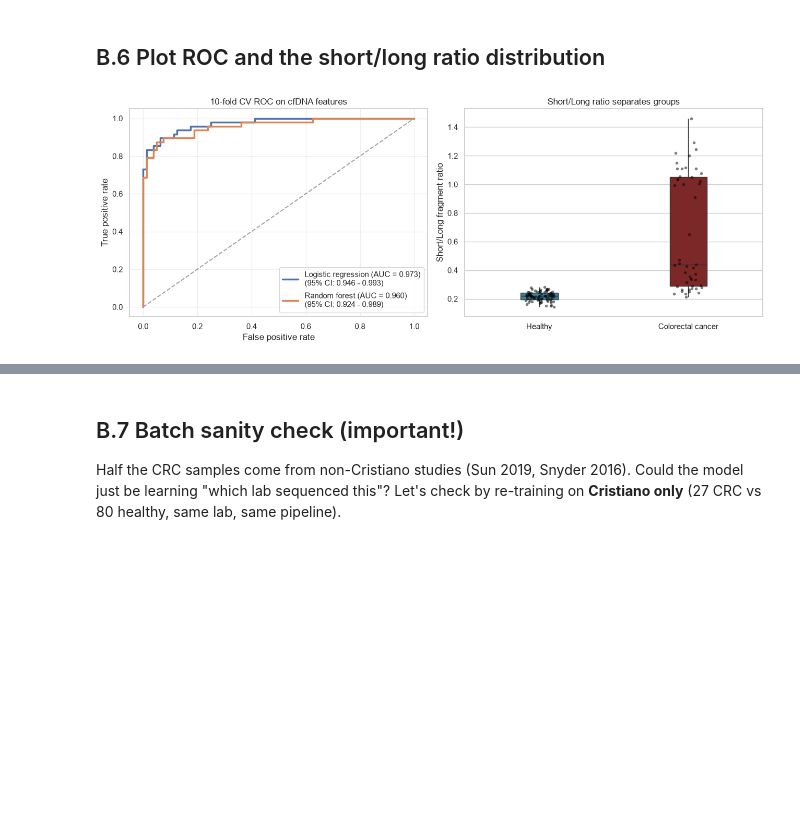
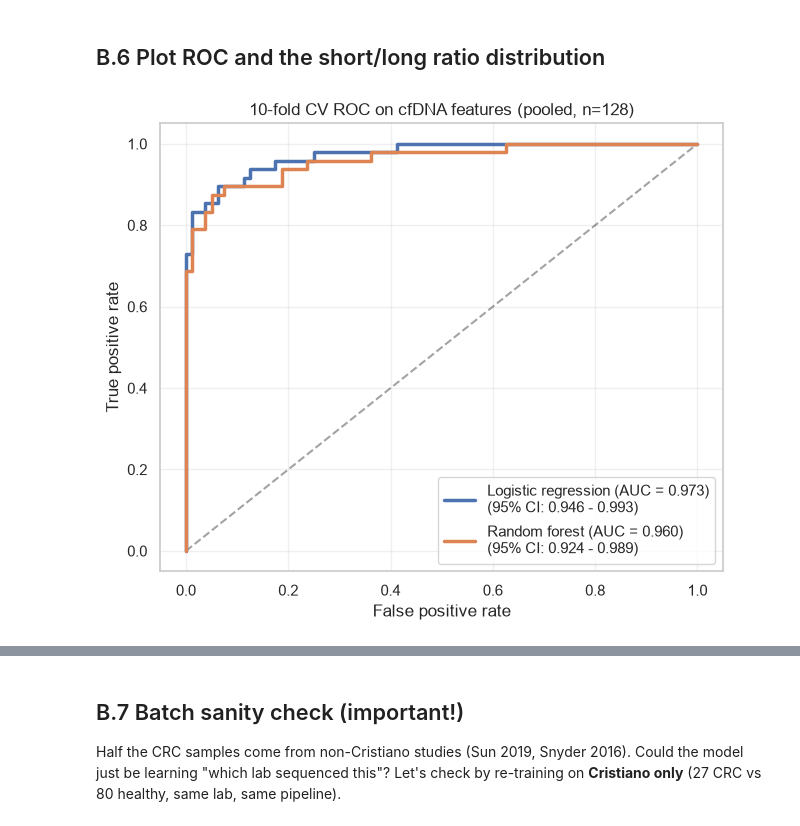
Before and after one commit to Rion1210/crc-liquid-biopsy, a Jupyter notebook: notebooks/CRC_RealData.ipynb, the cells around one changed output, grey strips where cells are left out. Cells and saved outputs as stored; diff of their text form; code cells hidden in the pictures; blank space fills up the shorter version.

```diff
--- a/notebooks/CRC_RealData.ipynb
+++ b/notebooks/CRC_RealData.ipynb
@@ -49,6 +49,7 @@ rng = np.random.default_rng(42)
 # Works whether Jupyter was started in the repo root or in notebooks/
 ROOT = Path.cwd() if (Path.cwd() / "data").exists() else Path.cwd().parent
 DATA_DIR = ROOT / "data"
+FIG_DIR = ROOT / "figures"; FIG_DIR.mkdir(exist_ok=True)
 print("Setup OK.")
 # %% [output]
 Setup OK.
@@ -263,9 +264,7 @@ for idx, (study_name, color) in enumerate(zip(sorted(np.unique(groups)), colors)
 
 # 4. Calculate and overlay the thick aggregate performance line with your bootstrap CIs
 fpr_overall, tpr_overall, _ = roc_curve(y, y_proba)
-auc_overall = 0.819
-ci_lower = 0.788
-ci_upper = 0.848
+# auc_overall, ci_lower and ci_upper come from cell A.3 above
 
 ax.plot(
     fpr_overall,
@@ -288,7 +287,7 @@ ax.legend(loc="lower right", frameon=True, facecolor="white", edgecolor="#BDC3C7
 plt.tight_layout()
 
 # Save a lossless, high-resolution copy for manuscript submission
-plt.savefig("metagenomics_multi_cohort_roc.png", bbox_inches="tight", dpi=300)
+plt.savefig(FIG_DIR / "Fig1A_microbiome_roc.png", bbox_inches="tight", dpi=300)
 plt.show()
 # %% [output]
 findfont: Failed to find font weight semibold for Arial, now using 700.
@@ -632,65 +663,40 @@ plt.tight_layout(); plt.show()
 # %% [markdown]
 ## B.6 Plot ROC and the short/long ratio distribution
 # %%
-import matplotlib.pyplot as plt
-import seaborn as sns
 from sklearn.metrics import roc_curve
 
-fig, (ax1, ax2) = plt.subplots(1, 2, figsize=(13, 5))
-
-# 1. Plot reference line
+# Fig 2A: ROC, 10-fold CV, pooled 128 samples
+fig, ax1 = plt.subplots(figsize=(6.5, 5.5))
 ax1.plot([0, 1], [0, 1], "k--", alpha=0.4)
-
-# Loop through models and use a foolproof check to match the confidence intervals
 for name, (auc, yp) in results.items():
     fpr, tpr, _ = roc_curve(yf, yp)
+    lo, hi = cis[name]
+    ax1.plot(fpr, tpr, lw=2.5, label=f"{name} (AUC = {auc:.3f})\n(95% CI: {lo:.3f} - {hi:.3f})")
+ax1.set_xlabel("False positive rate"); ax1.set_ylabel("True positive rate")
+ax1.set_title(f"10-fold CV ROC on cfDNA features (pooled, n={len(feat)})")
+ax1.legend(loc="lower right"); ax1.grid(alpha=0.3)
+plt.tight_layout()
+plt.savefig(FIG_DIR / "Fig2A_cfdna_roc.png", bbox_inches="tight", dpi=300)
+plt.show()
 
-    # Foolproof check looks for keywords to avoid any hidden space or casing issues
-    lo, hi = cis[name]
-    ci = f"95% CI: {lo:.3f} - {hi:.3f}"
-
-    # Format the label cleanly. \n breaks it into two lines so it looks crisp in the legend
-    ax1.plot(fpr, tpr, lw=2.5, label=f"{name.strip()} (AUC = {auc:.3f})\n({ci})")
-
-ax1.set_xlabel("False positive rate")
-ax1.set_ylabel("True positive rate")
-ax1.set_title("10-fold CV ROC on cfDNA features")
-ax1.legend(loc="lower right")
-ax1.grid(alpha=0.3)
-
-# 2. Plot Short/Long Fragment Ratio Distribution
+# Fig 2C: short/long ratio by group, points coloured by source study
 order = ["Healthy", "Colorectal cancer"]
-
-sns.boxplot(
-    data=feat,
-    x="disease",
-    y="short_long_ratio",
-    order=order,
-    palette=colors,
-    hue="disease",
-    legend=False,
-    width=0.25,
-    showcaps=False,
-    showfliers=False,
-    ax=ax2,
-)
-
-sns.stripplot(
-    data=feat,
-    x="disease",
-    y="short_long_ratio",
-    order=order,
-    color="black",
-    alpha=0.5,
-    size=4,
-    ax=ax2,
-)
-
+study_colors = {"Cristiano et al., 2019": "#4D4D4D",
+                "Sun et al., 2019": "#E69F00",
+                "Snyder et al., 2016": "#009E73"}
+fig, ax2 = plt.subplots(figsize=(6.5, 5.5))
+sns.boxplot(data=feat, x="disease", y="short_long_ratio", order=order,
+            hue="disease", palette=colors, legend=False, width=0.25,
+            showcaps=False, showfliers=False, ax=ax2)
+sns.stripplot(data=feat, x="disease", y="short_long_ratio", order=order,
+              hue="publication", palette=study_colors, alpha=0.75, size=4.5,
+              jitter=0.18, ax=ax2)
 ax2.set_xlabel("")
-ax2.set_ylabel("Short/Long fragment ratio")
-ax2.set_title("Short/Long ratio separates groups")
-
+ax2.set_ylabel("Short/long fragment ratio (100-150 / 151-220 bp)")
+ax2.set_title("Short/long ratio by group and source study")
+ax2.legend(title="Source study", loc="upper left", fontsize=9)
 plt.tight_layout()
+plt.savefig(FIG_DIR / "Fig2C_short_long_ratio.png", bbox_inches="tight", dpi=300)
 plt.show()
 # %% [output]
-[figure, old version]
+[figure, new version]
```
Also changed, not shown: parts of 5 cells of this notebook, 7 other files.
